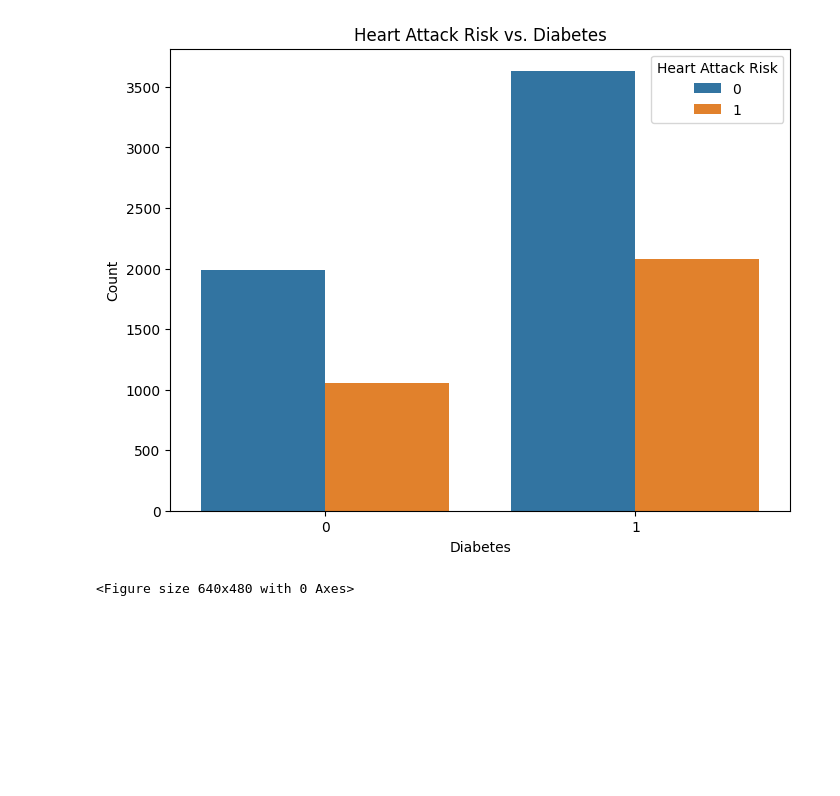
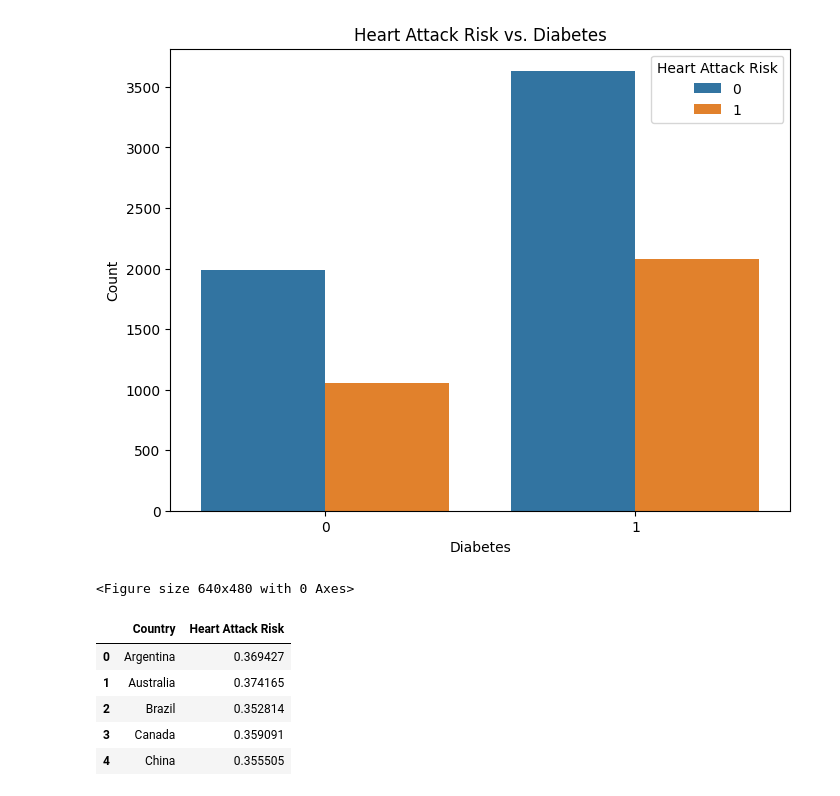
Before and after one commit to maddiejane25/Project-2, a Jupyter notebook: mj_mi_data.ipynb, the cells around one changed output. Cells and saved outputs as stored; diff of their text form; code cells hidden in the pictures; blank space fills up the shorter version.

```diff
--- a/mj_mi_data.ipynb
+++ b/mj_mi_data.ipynb
@@ -659,3 +655,17 @@ plt.savefig('diabetes_heart_attack.png')
 # %% [output]
 [figure]
 <Figure size 640x480 with 0 Axes>
+# %%
+import pandas as pd
+
+# Assuming MI_countries is your dataframe
+country_risk = MI_countries.groupby('Country')['Heart Attack Risk'].mean().reset_index()
+# Calculate average risk for each country
+country_risk.head()
+# %% [output]
+|  | Country | Heart Attack Risk |
+| 0 | Argentina | 0.369427 |
+| 1 | Australia | 0.374165 |
+| 2 | Brazil | 0.352814 |
+| 3 | Canada | 0.359091 |
+| 4 | China | 0.355505 |
```
Also changed, not shown: parts of 8 cells of this notebook.
